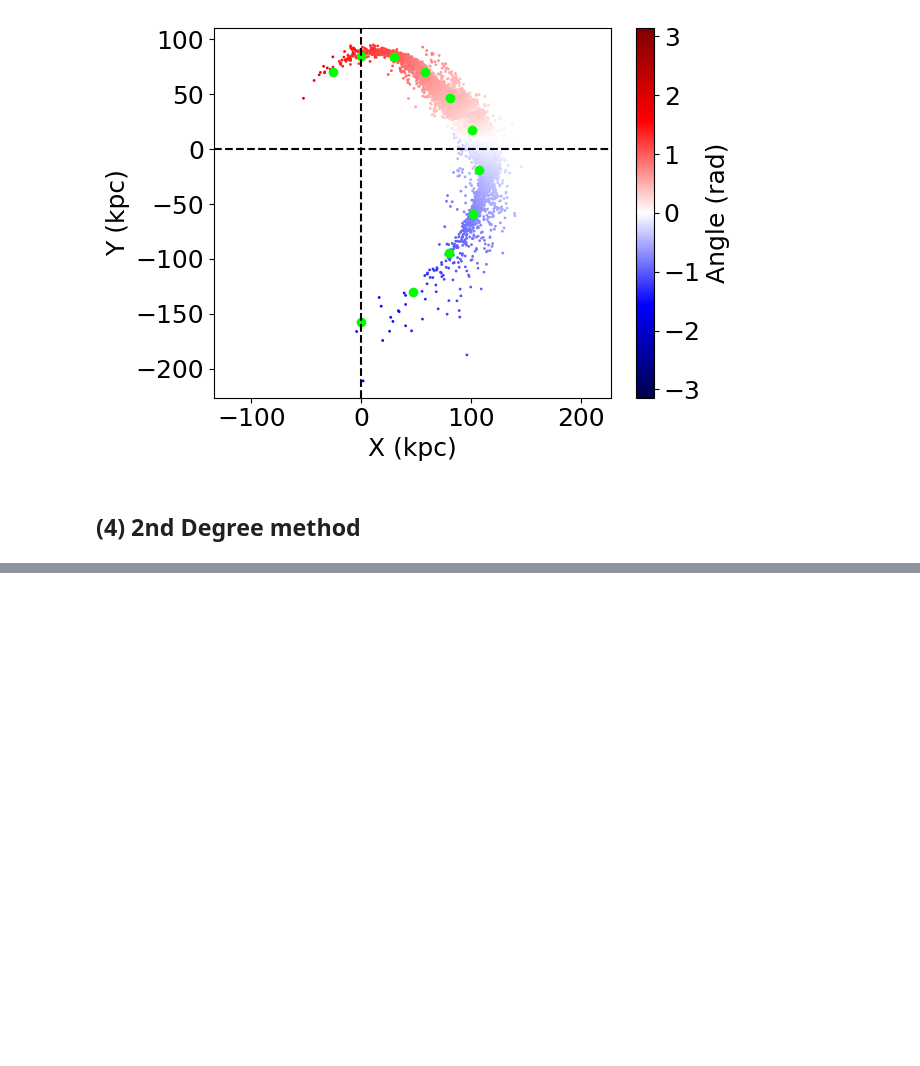
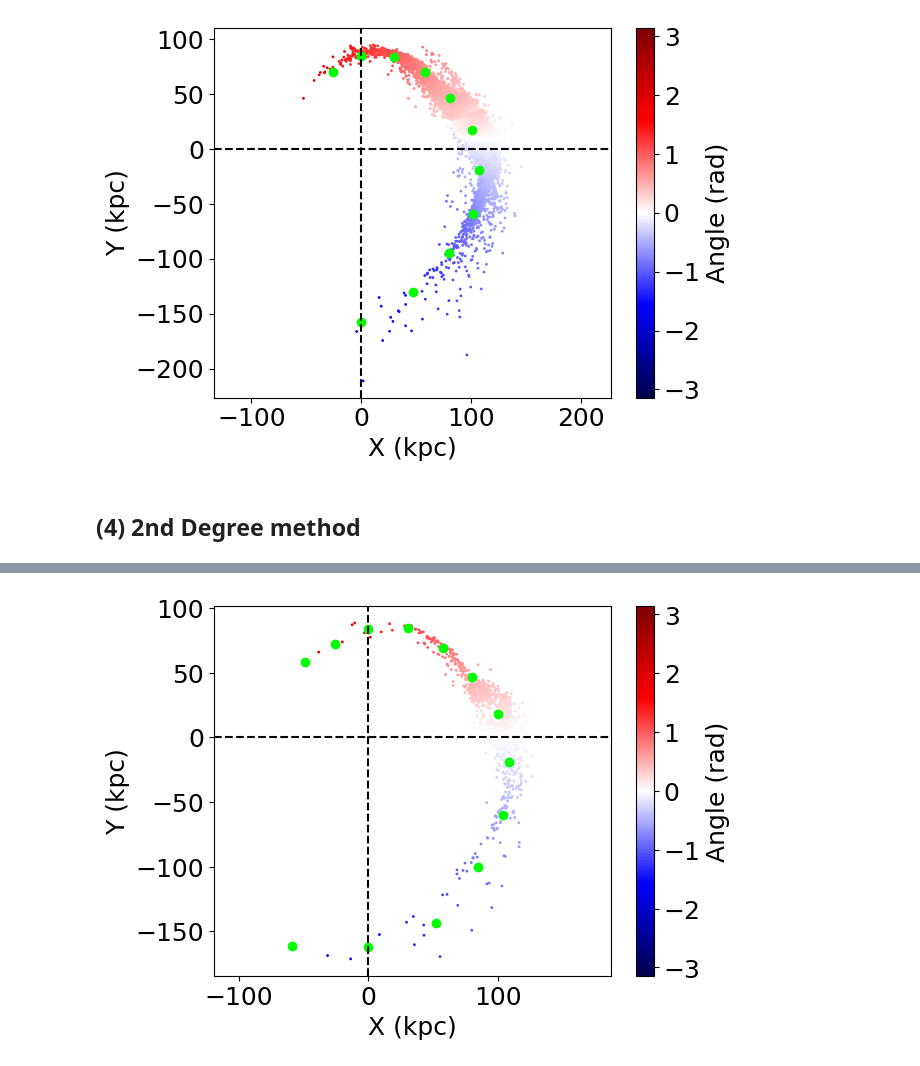
Before and after one commit to David-Chemaly/StreaMAX, a Jupyter notebook: quick_start.ipynb, the cells around one changed output, grey strips where cells are left out. Saved outputs shown, nothing was run; the diff lists cells and outputs as text; code cells hidden in the pictures; blank space fills up the shorter version.

```diff
--- a/quick_start.ipynb
+++ b/quick_start.ipynb
@@ -236,0 +125,13 @@ state1
+# %%
+%reload_ext autoreload
+%autoreload 2
+
+from models import generate_stream_first
+
+n_particles = 1000
+
+start = tt.time()
+theta_stream, xv_stream_first, S, dS = generate_stream_first(params,  seed=111, n_steps=n_steps, n_particles=n_particles)
+end = tt.time()
+print(f"Time taken to generate stream using First: {end - start:.2f} seconds")
+count, theta_bin, r_bin, w_bin = get_track(theta_stream, xv_stream_first[:, 0], xv_stream_first[:, 1])
@@ -236,0 +208,11 @@ state1
+# %%
+plt.scatter(xv_stream_first[:, 0], xv_stream_first[:, 1], c=theta_stream, s=1, cmap='seismic', vmin=-np.pi, vmax=np.pi)
+plt.colorbar(label='Angle (rad)')
+plt.scatter(r_bin*np.cos(theta_bin), r_bin*np.sin(theta_bin), c='lime')
+plt.axvline(0, color='k', linestyle='--')
+plt.axhline(0, color='k', linestyle='--')
+plt.xlabel('X (kpc)')
+plt.ylabel('Y (kpc)')
+plt.axis('equal');
+# %% [output]
+[figure, added]
```
Also changed, not shown: parts of 26 cells of this notebook, 6 other files.
